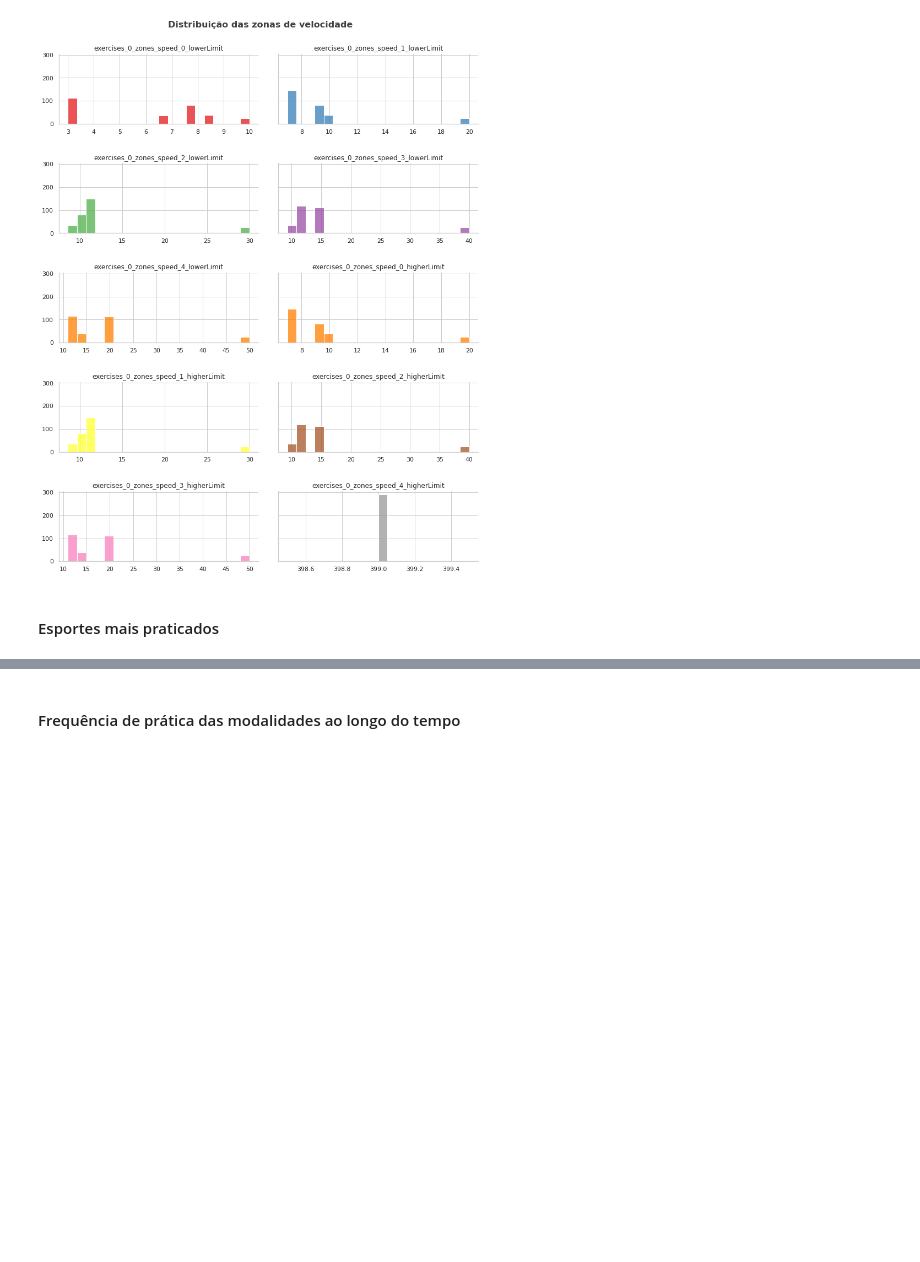
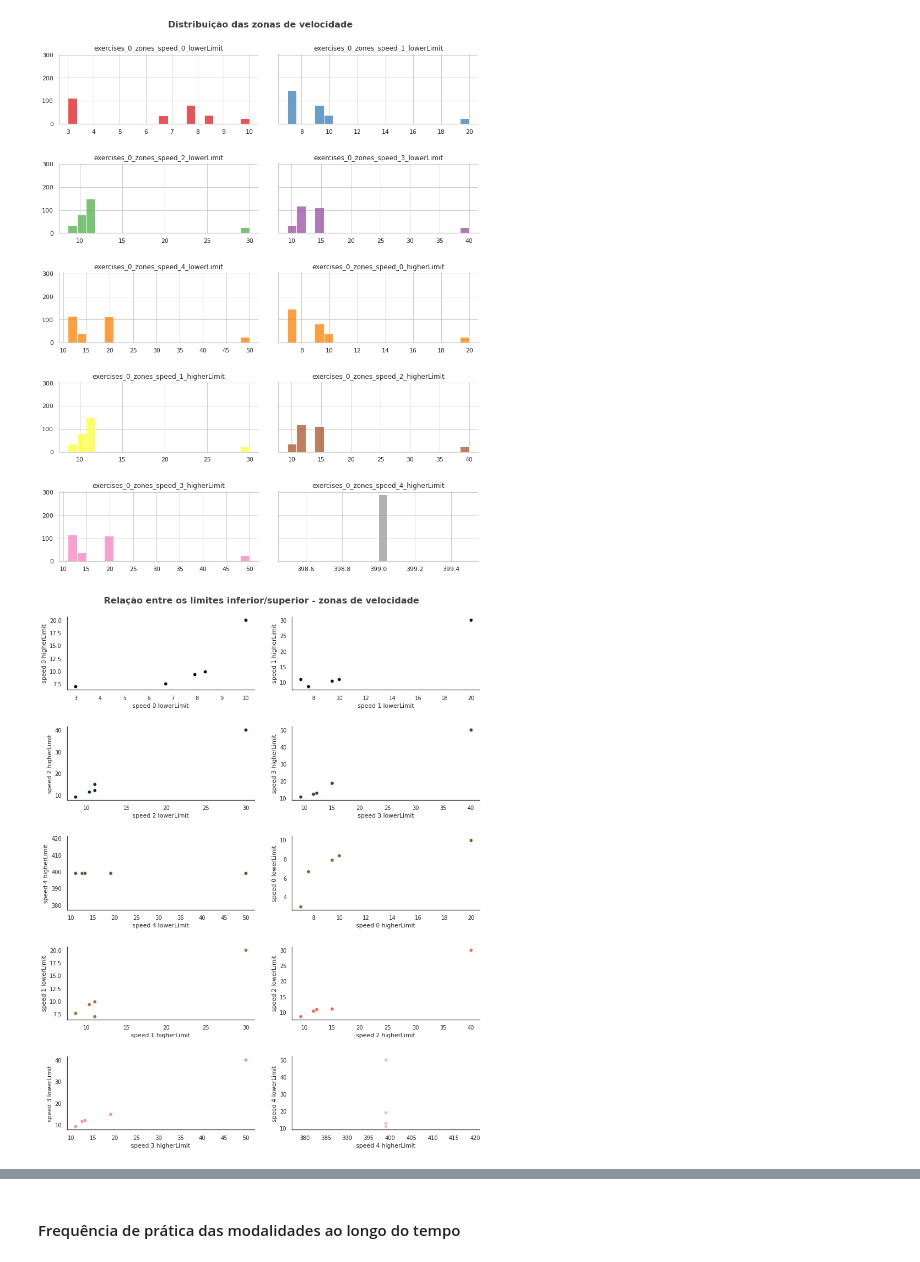
Before and after one commit to halisson-gomides/hacktathon-iesb-2022, a Jupyter notebook: EDA_hackathonIESB_2022.ipynb, the cells around one changed output, grey strips where cells are left out. Saved outputs shown, nothing was run; the diff lists cells and outputs as text; code cells hidden in the pictures; blank space fills up the shorter version.

```diff
--- a/EDA_hackathonIESB_2022.ipynb
+++ b/EDA_hackathonIESB_2022.ipynb
@@ -381,5 +403,24 @@ fig.tight_layout(pad=3.0)
 plt.show();
 # %% [output]
 [figure]
-# %% [markdown]
-#### Esportes mais praticados
+# %%
+# Relação entre as zonas de velocidade
+
+targets_speed_zones = [f'exercises_0_zones_speed_{i}_lowerLimit' for i in range(5)] + [f'exercises_0_zones_speed_{i}_higherLimit' for i in range(5)]
+
+fig, axes = plt.subplots(5,2, figsize=(12,15), sharey=False)
+fig.suptitle('Relação entre os limites inferior/superior - zonas de velocidade', fontsize=16, color='#404040', fontweight=600, y=0.96)
+subplots = axes.reshape(-1)
+colors = cmr.take_cmap_colors('cmr.dusk', 10, return_fmt='hex')
+# for i, targets in enumerate(zip(targets_heart_zones, targets_speed_zones)):
+for i in range(len(targets_speed_zones)):
+  sns.scatterplot(data[targets_speed_zones[i]], data[targets_speed_zones[-5+i]], color=colors[i], ax=subplots[i])
+  # subplots[i].set_title(f'{targets[0]} x {targets[1]}')
+  subplots[i].set_xlabel(' '.join(targets_speed_zones[i].split('_')[-3:]))
+  subplots[i].set_ylabel(' '.join(targets_speed_zones[-5+i].split('_')[-3:]))
+
+sns.despine()
+fig.tight_layout(pad=3.0)
+plt.show();
+# %% [output]
+[figure, added]
```
Also changed, not shown: parts of 21 cells of this notebook.
